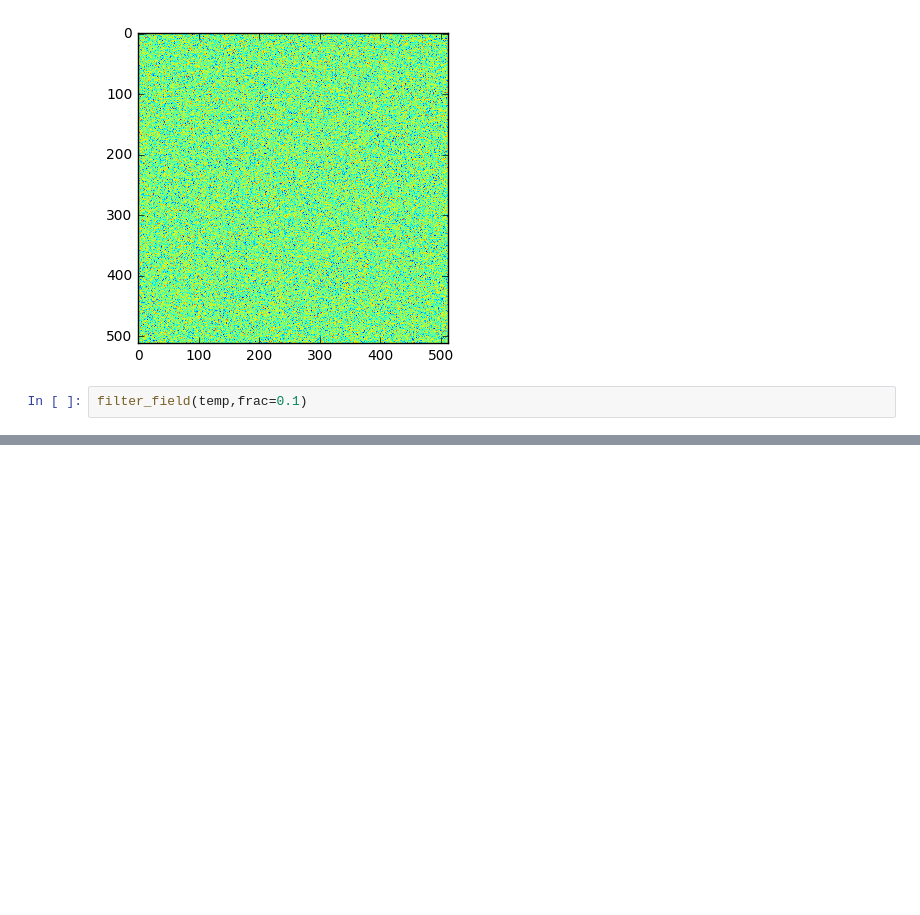
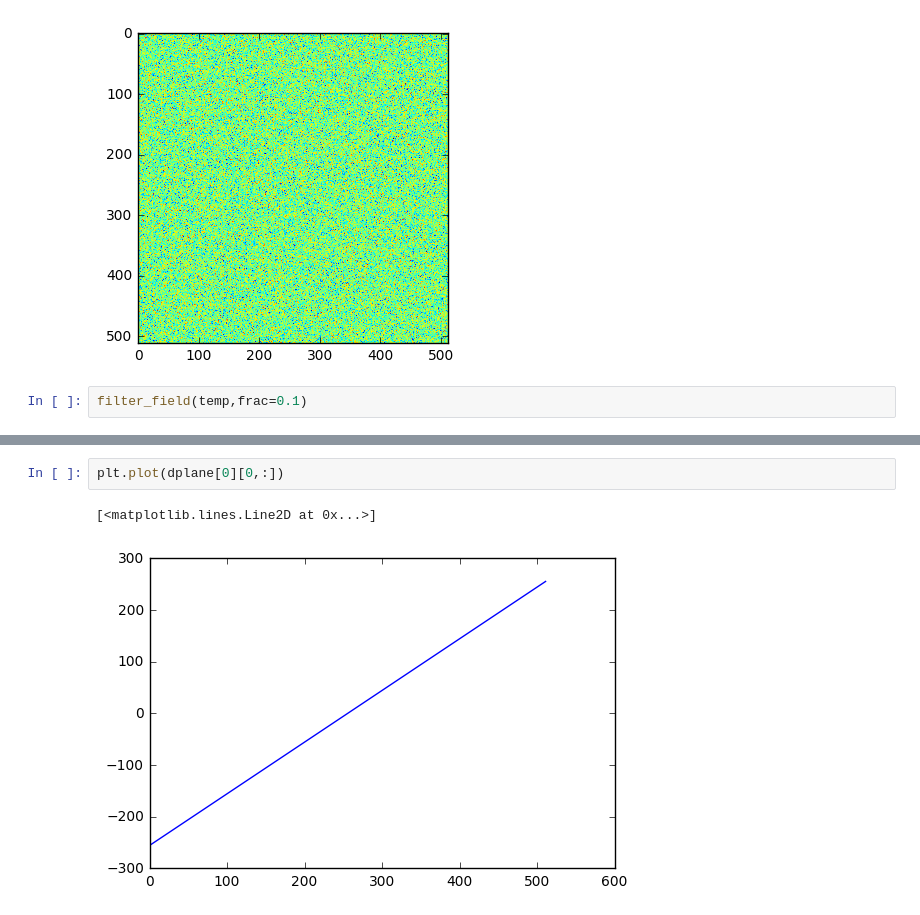
Before and after one commit to jsoishi/gsf_project, a Jupyter notebook: python/notebooks/Filter Field for 3D.ipynb, the cells around one changed output, grey strips where cells are left out. Saved outputs shown, nothing was run; the diff lists cells and outputs as text; blank space fills up the shorter version.

```diff
--- a/python/notebooks/Filter Field for 3D.ipynb
+++ b/python/notebooks/Filter Field for 3D.ipynb
@@ -48,0 +51,5 @@ ax=plt.axes
+# %%
+plt.plot(dplane[0][0,:])
+# %% [output]
+[<matplotlib.lines.Line2D at 0x...>]
+[figure, added]
```
Also changed, not shown: parts of 5 cells of this notebook.
